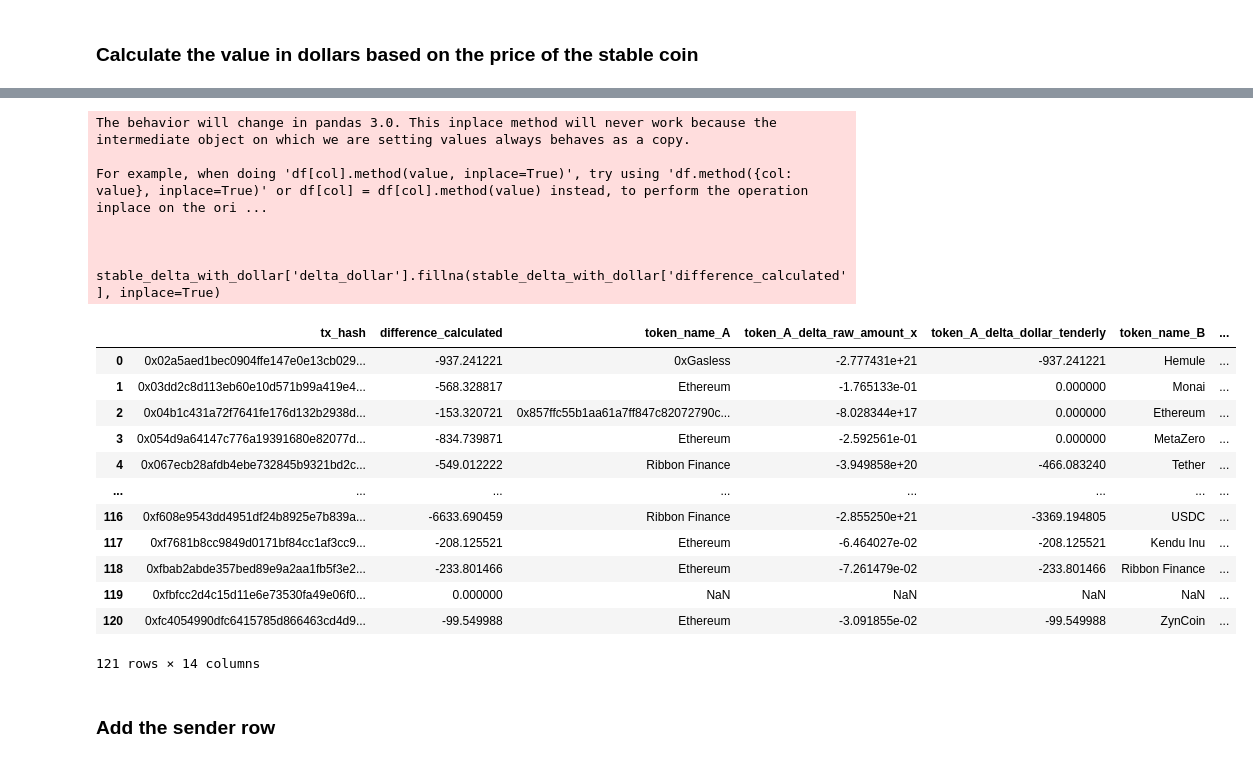
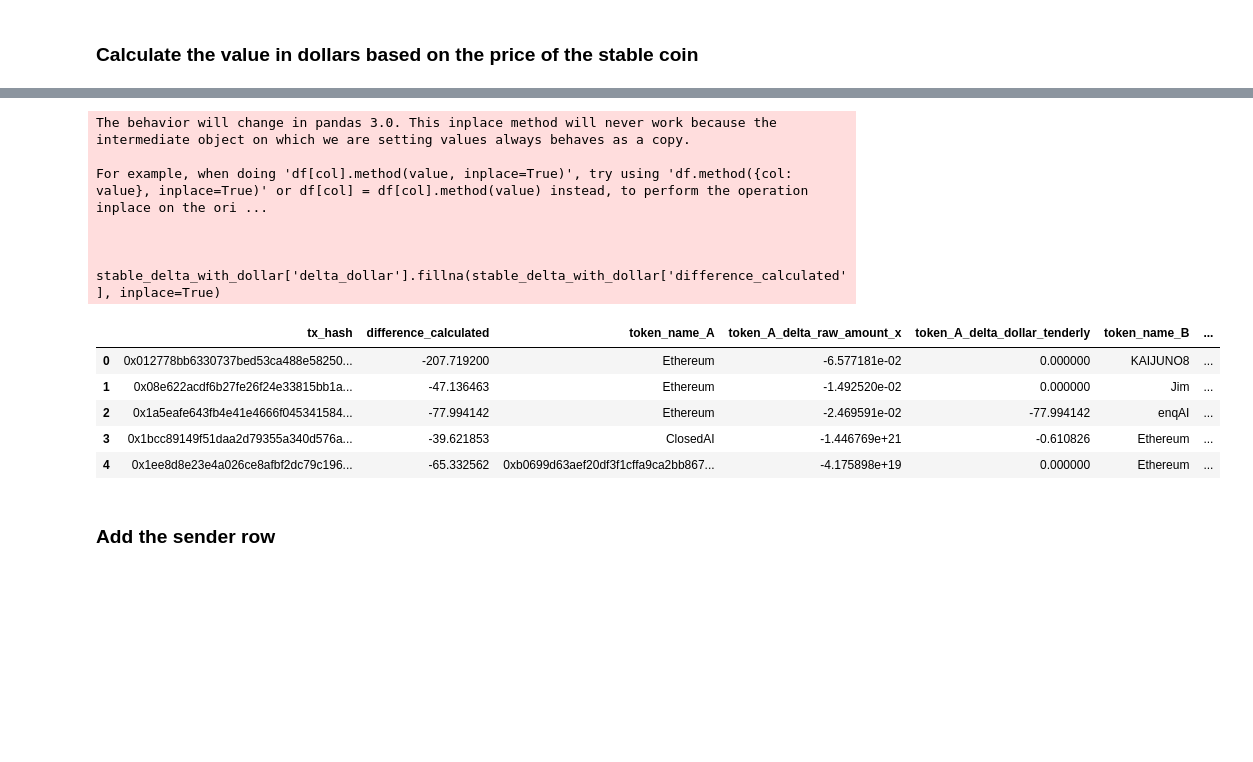
Before and after one commit to cowdao-grants/mevblocker-damages, a Jupyter notebook: calculating_leakage_loss.ipynb, the cells around one changed output, grey strips where cells are left out. Saved outputs shown, nothing was run; the diff lists cells and outputs as text; code cells hidden in the pictures; blank space fills up the shorter version.

```diff
--- a/calculating_leakage_loss.ipynb
+++ b/calculating_leakage_loss.ipynb
@@ -249,7 +250,7 @@ for index, row in df_main.iterrows():
         }
 
         response = requests.post(
-        'https://api.tenderly.co/api/v1/account/aurelie2/project/cowswap2/simulate',
+        tenderly_api_url,
         headers=headers,
         json=json_data,
         )
@@ -843,34 +803,26 @@ stable_value_index_0
 # %%
 stable_delta_with_dollar = pd.merge(stable_delta, stable_value_index_0, on = ['tx_hash', 'token_name_stable'], how = 'left')
 def calculate_tx_dollar_loss(row):
     if row['token_name_stable'] is not None:
         return row['token_delta_stable'] * row['stable_token_dollar_value_0']
 
 # Apply custom function to create 'delta_dollar' column
 stable_delta_with_dollar['delta_dollar'] = stable_delta_with_dollar.apply(calculate_tx_dollar_loss, axis=1)
 stable_delta_with_dollar['delta_dollar'].fillna(stable_delta_with_dollar['difference_calculated'], inplace=True)
-stable_delta_with_dollar
-#stable_delta_with_dollar.drop_duplicates().to_csv('yeah_results-2.csv')
+stable_delta_with_dollar.head()
 # %% [output]
 The behavior will change in pandas 3.0. This inplace method will never work because the intermediate object on which we are setting values always behaves as a copy.
 
 For example, when doing 'df[col].method(value, inplace=True)', try using 'df.method({col: value}, inplace=True)' or df[col] = df[col].method(value) instead, to perform the operation inplace on the ori ...
 
 
   stable_delta_with_dollar['delta_dollar'].fillna(stable_delta_with_dollar['difference_calculated'], inplace=True)
 |  | tx_hash | difference_calculated | token_name_A | token_A_delta_raw_amount_x | token_A_delta_dollar_tenderly | token_name_B | ... |
-| 0 | 0x02a5aed1bec0904ffe147e0e13cb029... | -937.241221 | 0xGasless | -2.777431e+21 | -937.241221 | Hemule | ... |
-| 1 | 0x03dd2c8d113eb60e10d571b99a419e4... | -568.328817 | Ethereum | -1.765133e-01 | 0.000000 | Monai | ... |
-| 2 | 0x04b1c431a72f7641fe176d132b2938d... | -153.320721 | 0x857ffc55b1aa61a7ff847c82072790c... | -8.028344e+17 | 0.000000 | Ethereum | ... |
-| 3 | 0x054d9a64147c776a19391680e82077d... | -834.739871 | Ethereum | -2.592561e-01 | 0.000000 | MetaZero | ... |
-| 4 | 0x067ecb28afdb4ebe732845b9321bd2c... | -549.012222 | Ribbon Finance | -3.949858e+20 | -466.083240 | Tether | ... |
-| ... | ... | ... | ... | ... | ... | ... | ... |
-| 116 | 0xf608e9543dd4951df24b8925e7b839a... | -6633.690459 | Ribbon Finance | -2.855250e+21 | -3369.194805 | USDC | ... |
-| 117 | 0xf7681b8cc9849d0171bf84cc1af3cc9... | -208.125521 | Ethereum | -6.464027e-02 | -208.125521 | Kendu Inu | ... |
-| 118 | 0xfbab2abde357bed89e9a2aa1fb5f3e2... | -233.801466 | Ethereum | -7.261479e-02 | -233.801466 | Ribbon Finance | ... |
-| 119 | 0xfbfcc2d4c15d11e6e73530fa49e06f0... | 0.000000 | NaN | NaN | NaN | NaN | ... |
-| 120 | 0xfc4054990dfc6415785d866463cd4d9... | -99.549988 | Ethereum | -3.091855e-02 | -99.549988 | ZynCoin | ... |
+| 0 | 0x012778bb6330737bed53ca488e58250... | -207.719200 | Ethereum | -6.577181e-02 | 0.000000 | KAIJUNO8 | ... |
+| 1 | 0x08e622acdf6b27fe26f24e33815bb1a... | -47.136463 | Ethereum | -1.492520e-02 | 0.000000 | Jim | ... |
+| 2 | 0x1a5eafe643fb4e41e4666f045341584... | -77.994142 | Ethereum | -2.469591e-02 | -77.994142 | enqAI | ... |
+| 3 | 0x1bcc89149f51daa2d79355a340d576a... | -39.621853 | ClosedAI | -1.446769e+21 | -0.610826 | Ethereum | ... |
+| 4 | 0x1ee8d8e23e4a026ce8afbf2dc79c196... | -65.332562 | 0xb0699d63aef20df3f1cffa9ca2bb867... | -4.175898e+19 | 0.000000 | Ethereum | ... |
-121 rows × 14 columns
 # %% [markdown]
 ### Add the sender row
 # %%
```
Also changed, not shown: parts of 47 cells of this notebook, 40 other files.
